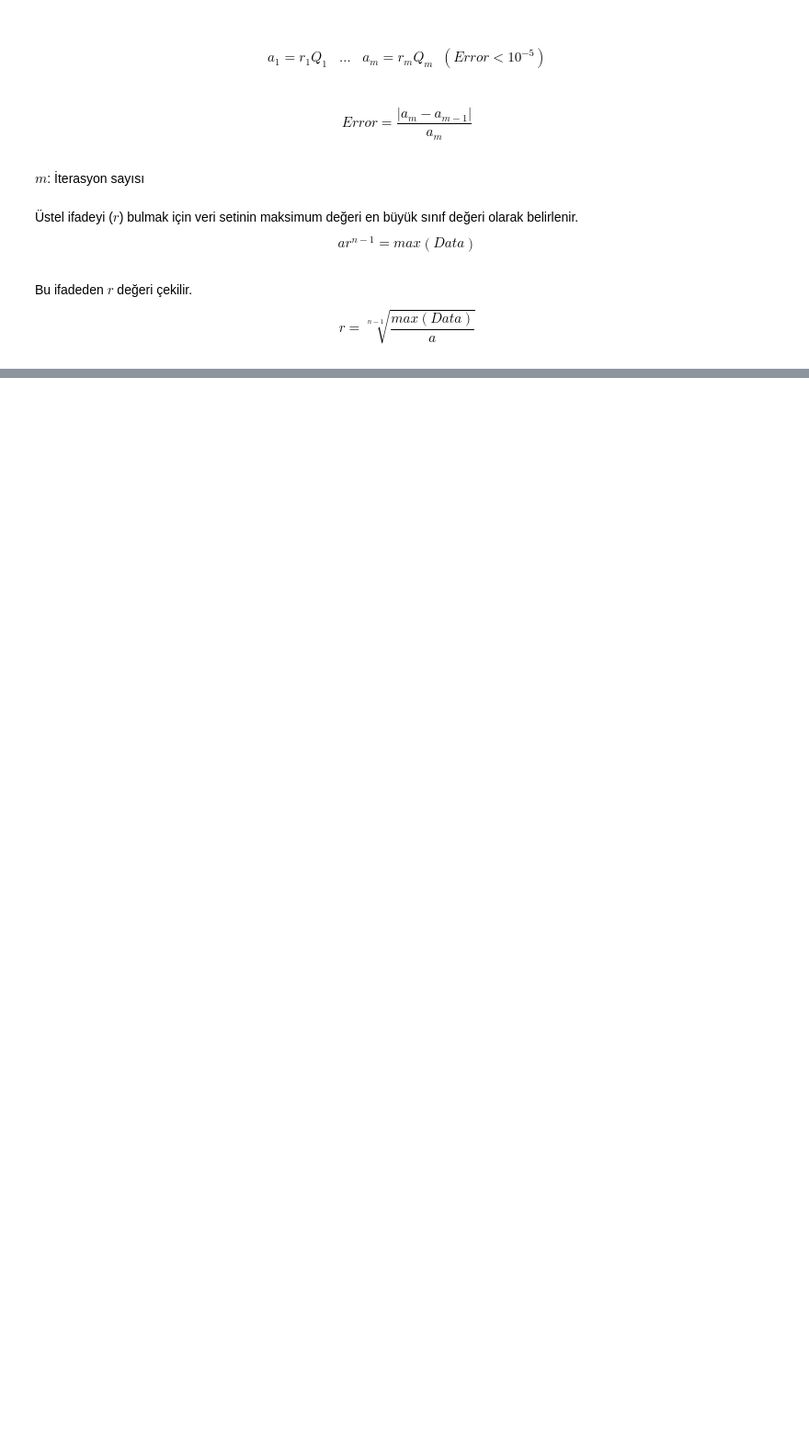
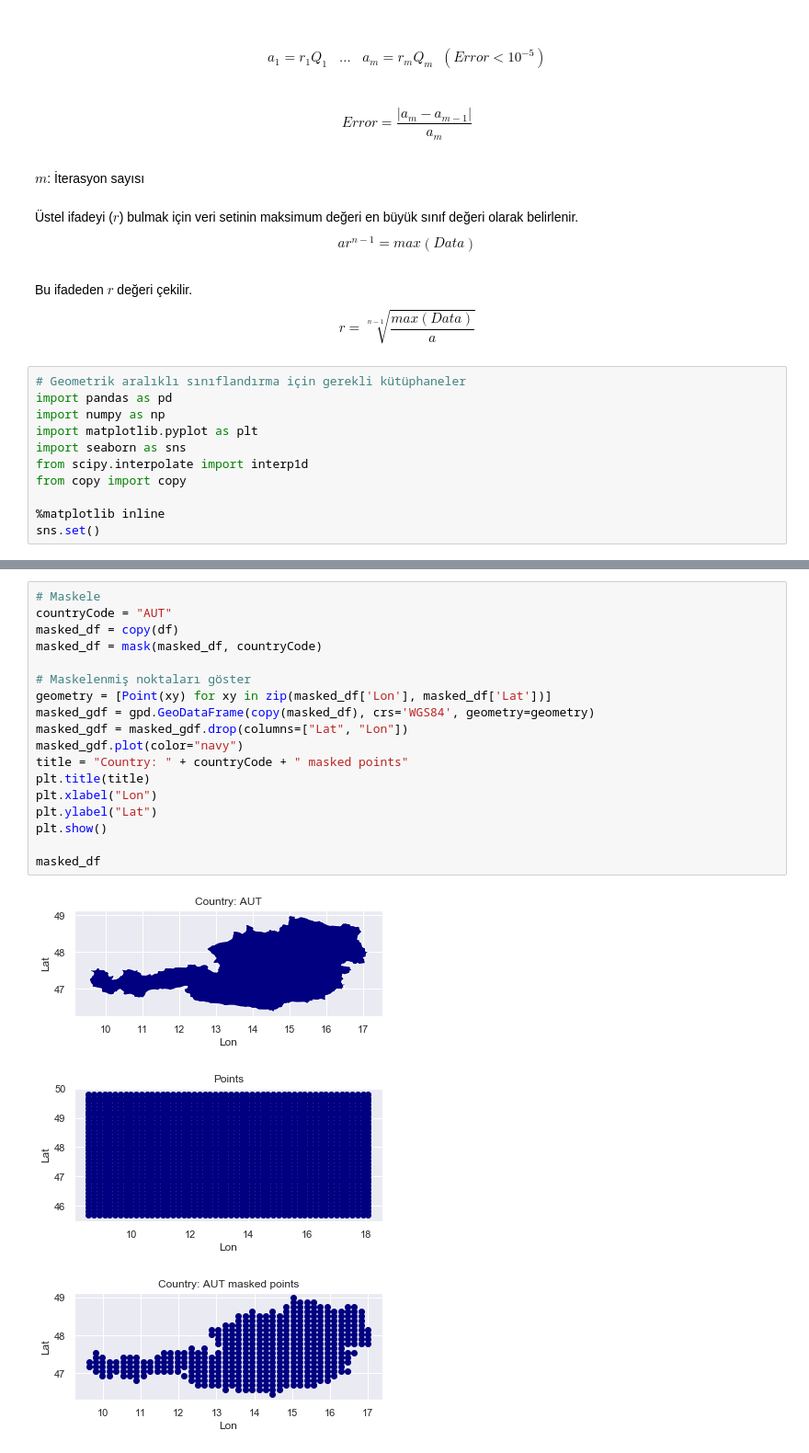
Before and after one commit to ygzylmz/Weather, a Jupyter notebook: geometric_interval_classification_yagiz.ipynb, the cells around one changed output, grey strips where cells are left out. Shown at 92% size. Cells and saved outputs as stored; diff of their text form; blank space fills up the shorter version.

```diff
--- a/geometric_interval_classification_yagiz.ipynb
+++ b/geometric_interval_classification_yagiz.ipynb
@@ -43,6 +37,17 @@ $$ar^{n-1}=max(Data)$$
 Bu ifadeden $r$ değeri çekilir.
 <br>
 $$r=\sqrt[n-1]{\frac{max(Data)}{a}}$$
+# %%
+# Geometrik aralıklı sınıflandırma için gerekli kütüphaneler
+import pandas as pd
+import numpy as np
+import matplotlib.pyplot as plt
+import seaborn as sns
+from scipy.interpolate import interp1d
+from copy import copy
+
+%matplotlib inline
+sns.set()
 # %%
 """
 Geometrik aralıklı sınıflandırma fonksiyonu
@@ -122,0 +226,22 @@ def gi_classify(df, classNumber):
+# %%
+# Maskele
+countryCode = "AUT"
+masked_df = copy(df)
+masked_df = mask(masked_df, countryCode)
+
+# Maskelenmiş noktaları göster
+geometry = [Point(xy) for xy in zip(masked_df['Lon'], masked_df['Lat'])]
+masked_gdf = gpd.GeoDataFrame(copy(masked_df), crs='WGS84', geometry=geometry)
+masked_gdf = masked_gdf.drop(columns=["Lat", "Lon"])
+masked_gdf.plot(color="navy")
+title = "Country: " + countryCode + " masked points"
+plt.title(title)
+plt.xlabel("Lon")
+plt.ylabel("Lat")
+plt.show()
+
+masked_df
+# %% [output]
+[figure, added]
+[figure, added]
+[figure, added]
```
Also changed, not shown: parts of 24 cells of this notebook, 7 other files.
